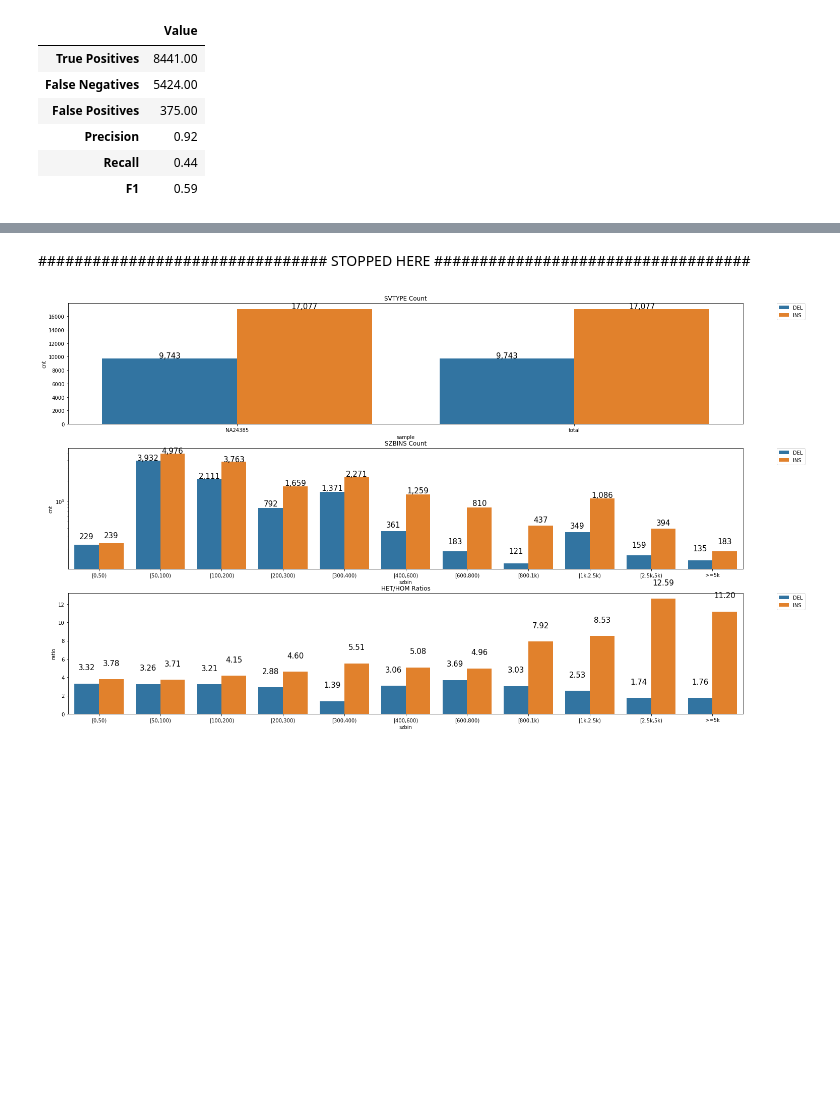
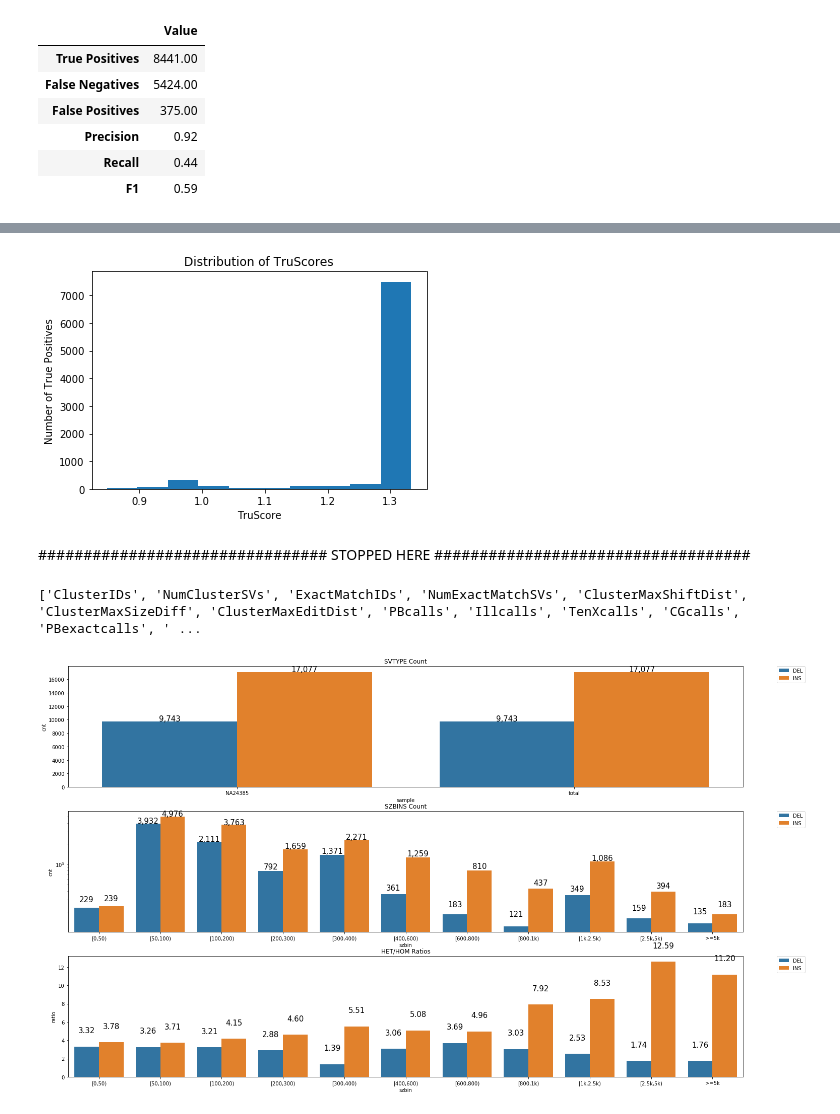
Before and after one commit to unique379/SVTeaser, a Jupyter notebook: notebooks/TruvariStatsPlots.ipynb, the cells around one changed output, grey strips where cells are left out. Drawn from its saved outputs; the diff is of its cells as text; code cells hidden in the pictures; blank space fills up the shorter version.

```diff
--- a/notebooks/TruvariStatsPlots.ipynb
+++ b/notebooks/TruvariStatsPlots.ipynb
@@ -211,5 +291,24 @@ plt.show()
+# %%
+plt.hist(tdf[tdf['state'].isin(['tp-call', 'tp-base'])]['truscore'])
+plt.xlabel('TruScore')
+plt.ylabel('Number of True Positives')
+plt.title('Distribution of TruScores')
+plt.show()
+# %% [output]
+[figure, added]
 # %% [markdown]
 ################################ STOPPED HERE ###################################
+# %%
+state = 'fn'
+file = os.path.join(TRUVARI_DIR, state + '.vcf.gz')
+v = pysam.VariantFile(file)
+rows = []
+first = True
+for entry in v:
+    if first: print(entry.info.keys())
+    first = False
+# %% [output]
+['ClusterIDs', 'NumClusterSVs', 'ExactMatchIDs', 'NumExactMatchSVs', 'ClusterMaxShiftDist', 'ClusterMaxSizeDiff', 'ClusterMaxEditDist', 'PBcalls', 'Illcalls', 'TenXcalls', 'CGcalls', 'PBexactcalls', ' ...
 # %%
 def show_values_on_bars(axs, fmt='{:.2f}', buff=0, box=True, size=15):
     """ Given a barchart (seaborn or matplotlib), add values on top of bars
```
Also changed, not shown: parts of 6 cells of this notebook.
